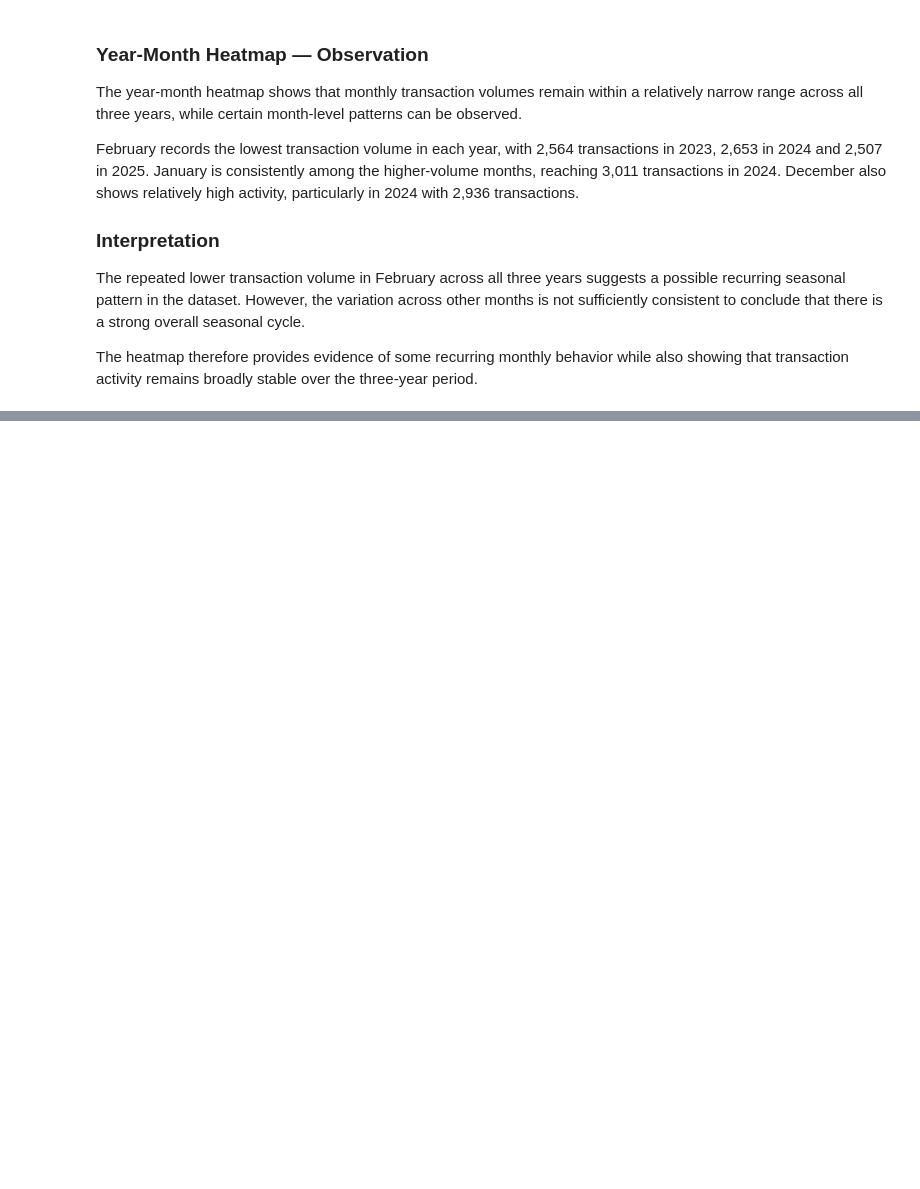
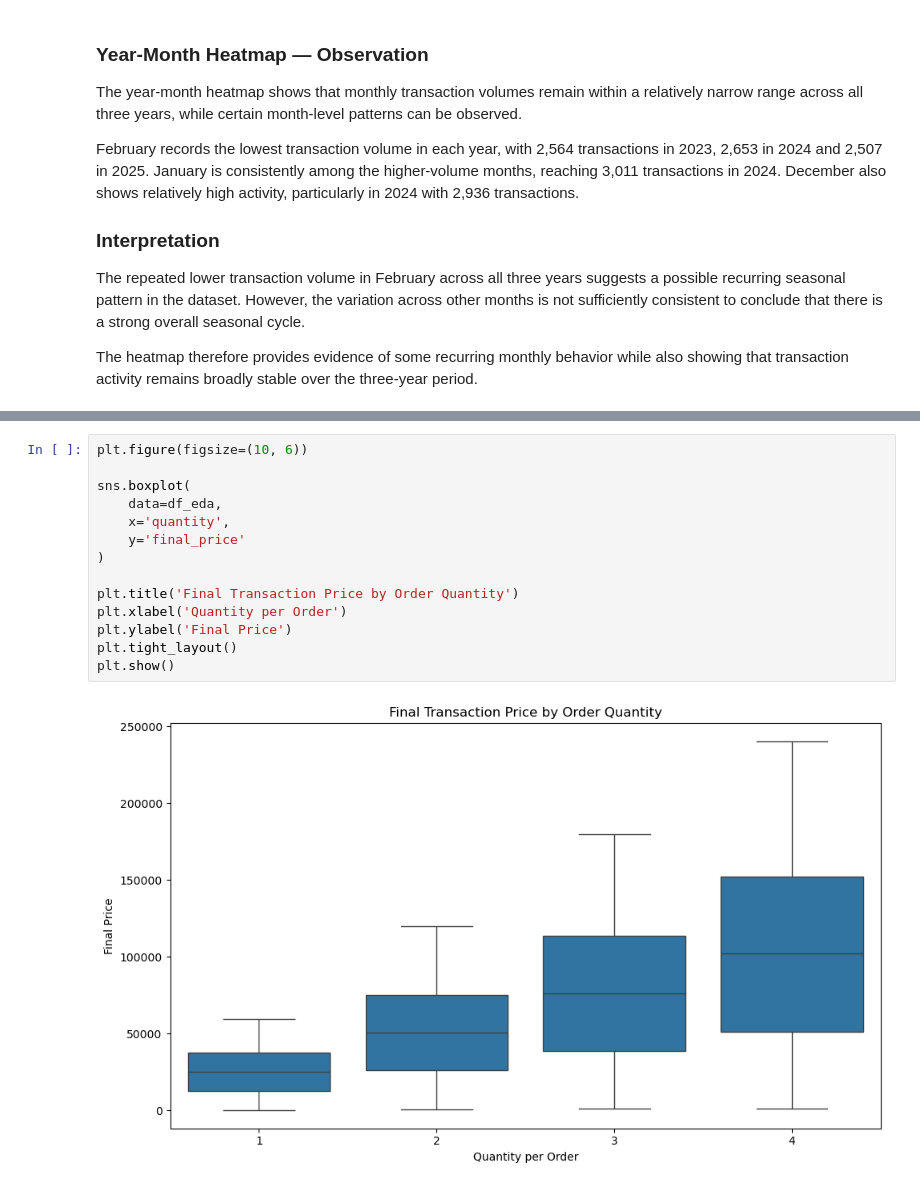
Before and after one commit to Bhav-creator452/NextHikesProject3-advanced-eda-retail-analysis, a Jupyter notebook: Advanced_EDA_Retail_Analysis.ipynb, the cells around one changed output, grey strips where cells are left out. Saved outputs shown, nothing was run; the diff lists cells and outputs as text; blank space fills up the shorter version.

```diff
--- a/Advanced_EDA_Retail_Analysis.ipynb
+++ b/Advanced_EDA_Retail_Analysis.ipynb
@@ -1655,0 +1757,16 @@ three-year period.
+# %%
+plt.figure(figsize=(10, 6))
+
+sns.boxplot(
+    data=df_eda,
+    x='quantity',
+    y='final_price'
+)
+
+plt.title('Final Transaction Price by Order Quantity')
+plt.xlabel('Quantity per Order')
+plt.ylabel('Final Price')
+plt.tight_layout()
+plt.show()
+# %% [output]
+[figure, added]
```
Also changed, not shown: parts of 87 cells of this notebook.
